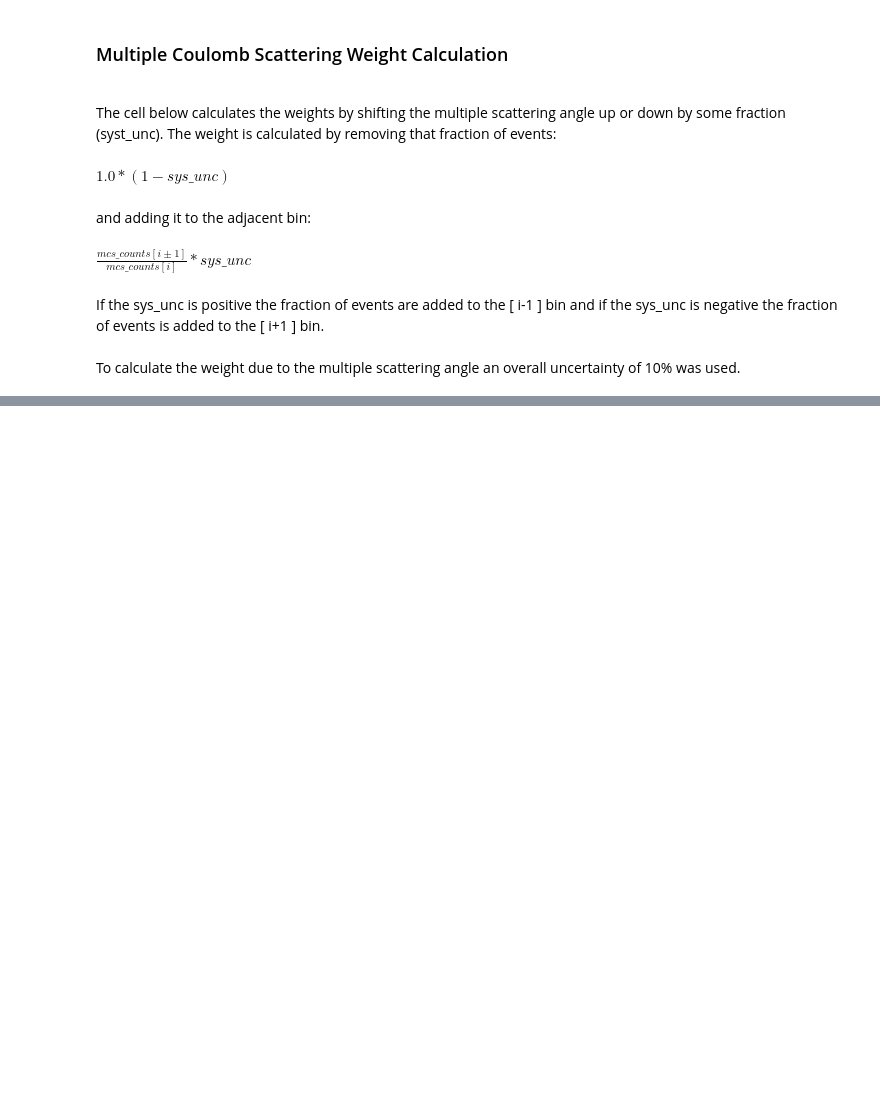
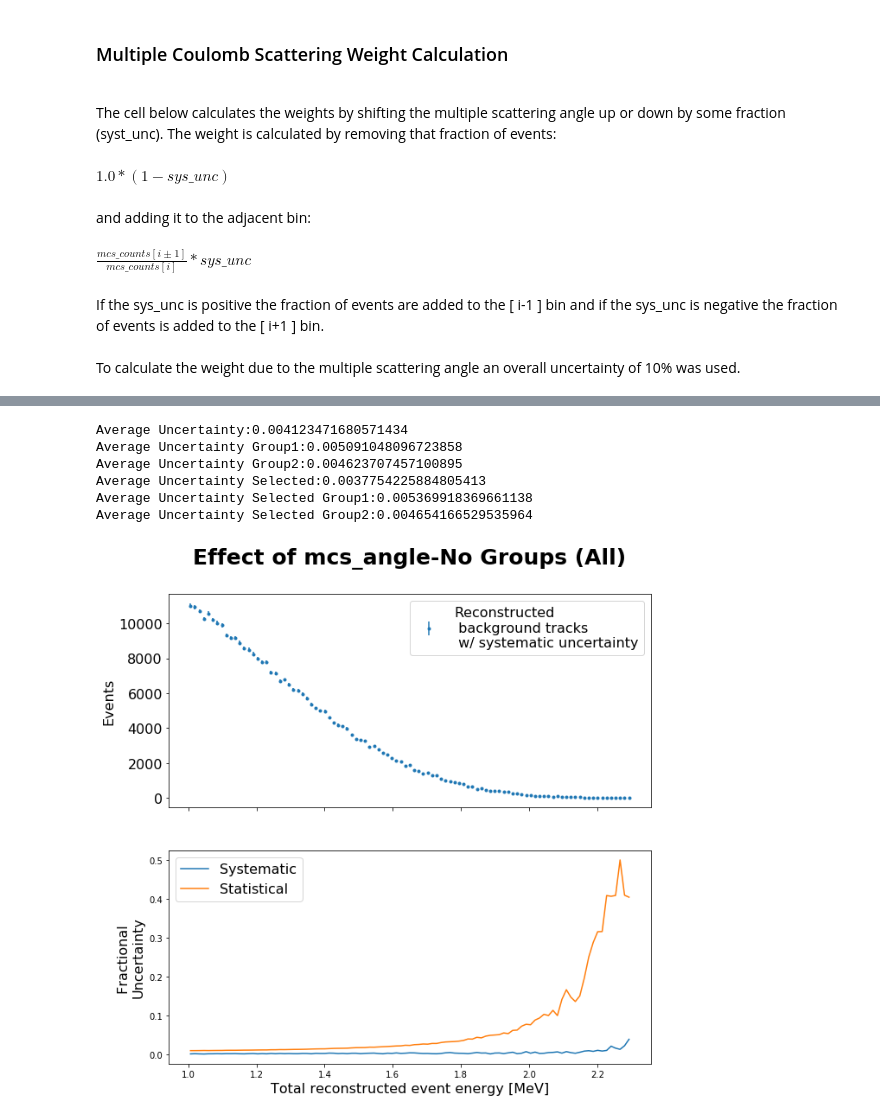
Before and after one commit to k-woodruff/bb2nu, a Jupyter notebook: bb2nu_signal_distribution.ipynb, the cells around one changed output, grey strips where cells are left out. Saved outputs shown, nothing was run; the diff lists cells and outputs as text; code cells hidden in the pictures; blank space fills up the shorter version.

```diff
--- a/bb2nu_signal_distribution.ipynb
+++ b/bb2nu_signal_distribution.ipynb
@@ -289,22 +298,21 @@ If the sys_unc is positive the fraction of events are added to the [ i-1 ] bin a
 <br>
 To calculate the weight due to the multiple scattering angle an overall uncertainty of 10% was used.
 # %%
-# fig, ax = plt.subplots(nrows=2, figsize=(10,8), sharex=True, gridspec_kw={'height_ratios': [4, 1]})
-
 particles_group1 = df_particles.groupby('event').first()
 particles_group2 = df_particles.groupby('event').last()
 particles_selection_group1 = df_particles_selection.groupby('event').first()
 particles_selection_group2 = df_particles_selection.groupby('event').last()
 
-sample_size = 2000
 
 def mcs_weight(particles):
+
+    sample_size = 1000
 
     weight_mcs = np.zeros((sample_size, len(particles['mcs_angle'])))
 
     for j in range(0,sample_size):
         syst_unc = np.random.normal(0, 0.1)
-        bin_width = np.random.uniform()*(.05-.01)+.01
+        bin_width = np.random.uniform()*(2-.1)+.1
 
         mcsbins = np.arange(0, 3.15, bin_width)
 
@@ -329,10 +337,3 @@ def mcs_weight(particles):
         weight_mcs[j] = particles['weight_mcs']
 
     return weight_mcs
-
-weight_mcs_all = mcs_weight(df_particles)
-weight_mcs_selection = mcs_weight(df_particles_selection)
-weight_mcs_all_g1 = mcs_weight(particles_group1)
-weight_mcs_all_g2 = mcs_weight(particles_group2)
-weight_mcs_selection_g1 = mcs_weight(particles_selection_group1)
-weight_mcs_selection_g2 = mcs_weight(particles_selection_group2)
@@ -341,7 +363,24 @@ MemoryError:
 # %%
-eplot(df_particles['reco_energy'], weight_mcs_all, sample_size, 'mcs_angle-No Groups (All)')
-eplot(particles_group1['reco_energy'], weight_mcs_all_g1, sample_size, 'mcs_angle-Group 1 (All)')
-eplot(particles_group2['reco_energy'], weight_mcs_all_g2, sample_size, 'mcs_angle-Group 2 (All)')
-eplot(df_particles_selection['reco_energy'], weight_mcs_selection, sample_size, 'mcs_angle-No Groups (Selected)')
-eplot(particles_selection_group1['reco_energy'], weight_mcs_selection_g1, sample_size, 'mcs_angle-Group 1 (Selected)')
-eplot(particles_selection_group2['reco_energy'], weight_mcs_selection_g2, sample_size, 'mcs_angle-Group 2 (Selected)')
+sample_size = 1000
+
+mcs_weight_ave = eplot(df_particles['reco_energy'], weight_mcs_all, sample_size, 'mcs_angle-No Groups (All)')
+mcs_weight_ave_g1 = eplot(particles_group1['reco_energy'], weight_mcs_all_g1, sample_size, 'mcs_angle-Group 1 (All)')
+mcs_weight_ave_g2 = eplot(particles_group2['reco_energy'], weight_mcs_all_g2, sample_size, 'mcs_angle-Group 2 (All)')
+mcs_weight_ave_selected = eplot(df_particles_selection['reco_energy'], weight_mcs_selection, sample_size, 'mcs_angle-No Groups (Selected)')
+mcs_weight_ave_selected_g1 = eplot(particles_selection_group1['reco_energy'], weight_mcs_selection_g1, sample_size, 'mcs_angle-Group 1 (Selected)')
+mcs_weight_ave_selected_g2 = eplot(particles_selection_group2['reco_energy'], weight_mcs_selection_g2, sample_size, 'mcs_angle-Group 2 (Selected)')
+
+print('Average Uncertainty:' + str(mcs_weight_ave))
+print('Average Uncertainty Group1:' + str(mcs_weight_ave_g1))
+print('Average Uncertainty Group2:' + str(mcs_weight_ave_g2))
+print('Average Uncertainty Selected:' + str(mcs_weight_ave_selected))
+print('Average Uncertainty Selected Group1:' + str(mcs_weight_ave_selected_g1))
+print('Average Uncertainty Selected Group2:' + str(mcs_weight_ave_selected_g2))
+# %% [output]
+Average Uncertainty:0.004123471680571434
+Average Uncertainty Group1:0.005091048096723858
+Average Uncertainty Group2:0.004623707457100895
+Average Uncertainty Selected:0.0037754225884805413
+Average Uncertainty Selected Group1:0.005369918369661138
+Average Uncertainty Selected Group2:0.004654166529535964
+[figure, added]
```
Also changed, not shown: parts of 7 cells of this notebook.
